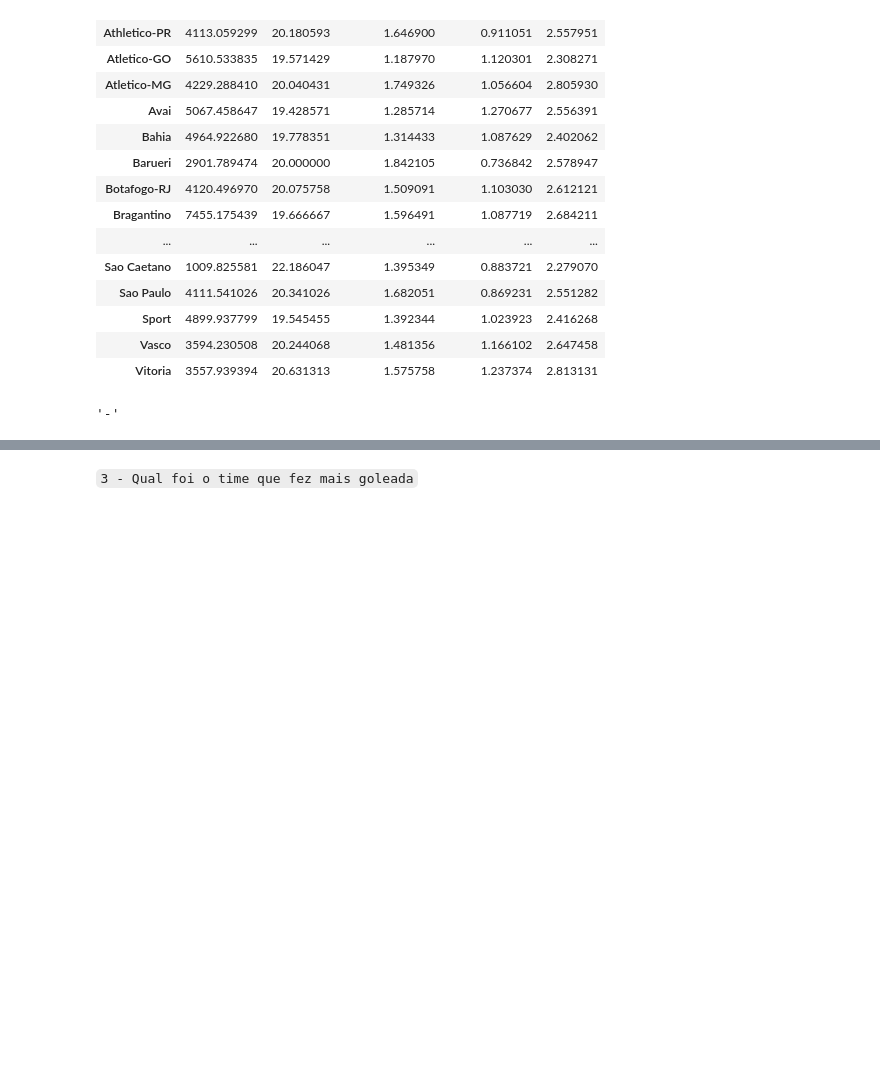
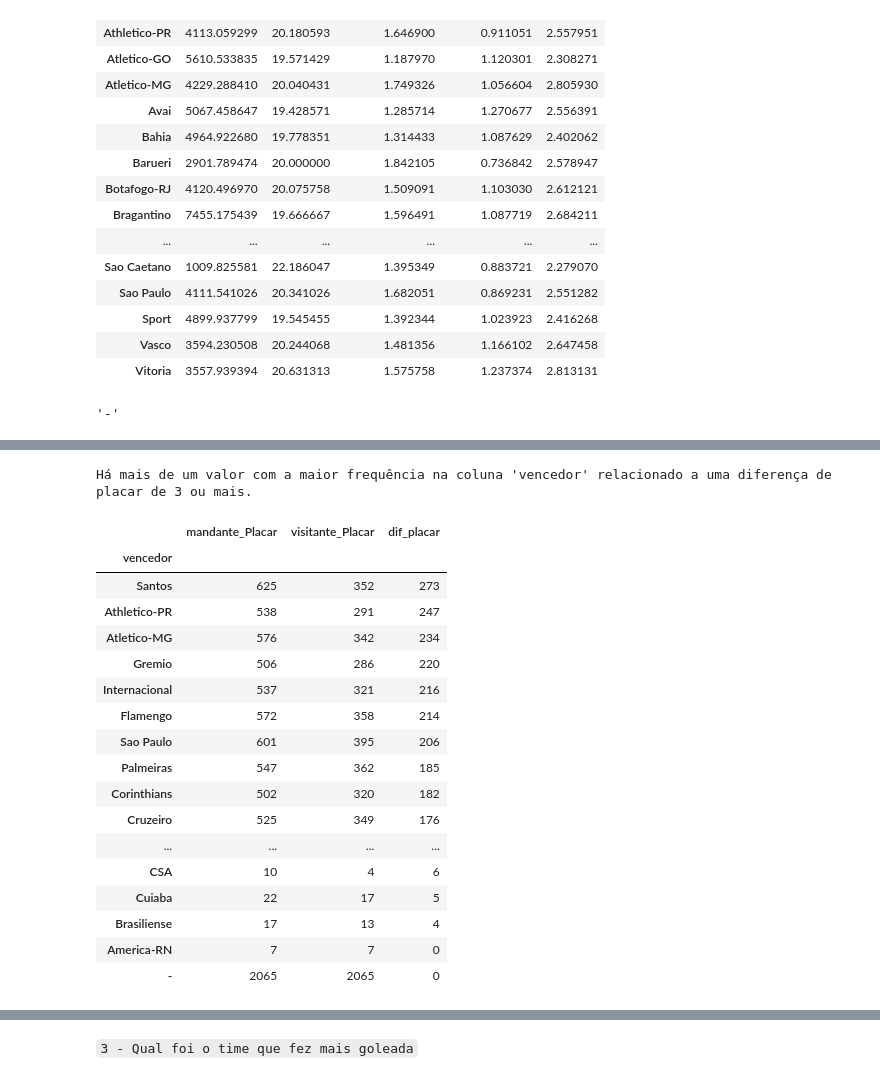
Before and after one commit to CavalaroVictor/Projeto_Modulo_II_ADA, a Jupyter notebook: project_II.ipynb, the cells around one changed output, grey strips where cells are left out. Cells and saved outputs as stored; diff of their text form; code cells hidden in the pictures; blank space fills up the shorter version.

```diff
--- a/project_II.ipynb
+++ b/project_II.ipynb
@@ -240,0 +263,37 @@ media_gols
+# %%
+# Seleciona apenas as linhas onde a diferença entre os placares é maior ou igual a 3
+df_dif_placar_mandante = df_full_nnull_goleada[df_full_nnull_goleada['dif_placar'] >= 3]
+
+# Encontra o valor mais frequente na coluna 'vencedor' das linhas onde a diferença entre os placares é maior ou igual a 3
+vencedor_freq = df_dif_placar_mandante['vencedor'].mode()
+
+# Retorna o resultado
+if len(vencedor_freq) > 1:
+    print(f"Há mais de um valor com a maior frequência na coluna 'vencedor' relacionado a uma diferença de placar de 3 ou mais.")
+else:
+    print(f"A quantidade de vezes que o valor '{vencedor_freq[0]}' aparece na coluna 'vencedor' relacionado a uma diferença de placar de 3 ou mais é: {df_dif_placar['vencedor'].value_counts()[vencedor_freq[0]]}")
+# %% [output]
+Há mais de um valor com a maior frequência na coluna 'vencedor' relacionado a uma diferença de placar de 3 ou mais.
+# %%
+df_sumarizada_goleada_mandante = df_full_nnull_goleada.groupby('vencedor').sum().sort_values('dif_placar', ascending=False)
+
+df_sumarizada_goleada_mandante
+# %% [output]
+|  | mandante_Placar | visitante_Placar | dif_placar |
+| vencedor |  |  |  |
+| Santos | 625 | 352 | 273 |
+| Athletico-PR | 538 | 291 | 247 |
+| Atletico-MG | 576 | 342 | 234 |
+| Gremio | 506 | 286 | 220 |
+| Internacional | 537 | 321 | 216 |
+| Flamengo | 572 | 358 | 214 |
+| Sao Paulo | 601 | 395 | 206 |
+| Palmeiras | 547 | 362 | 185 |
+| Corinthians | 502 | 320 | 182 |
+| Cruzeiro | 525 | 349 | 176 |
+| ... | ... | ... | ... |
+| CSA | 10 | 4 | 6 |
+| Cuiaba | 22 | 17 | 5 |
+| Brasiliense | 17 | 13 | 4 |
+| America-RN | 7 | 7 | 0 |
+| - | 2065 | 2065 | 0 |
```
Also changed, not shown: parts of 20 cells of this notebook.
